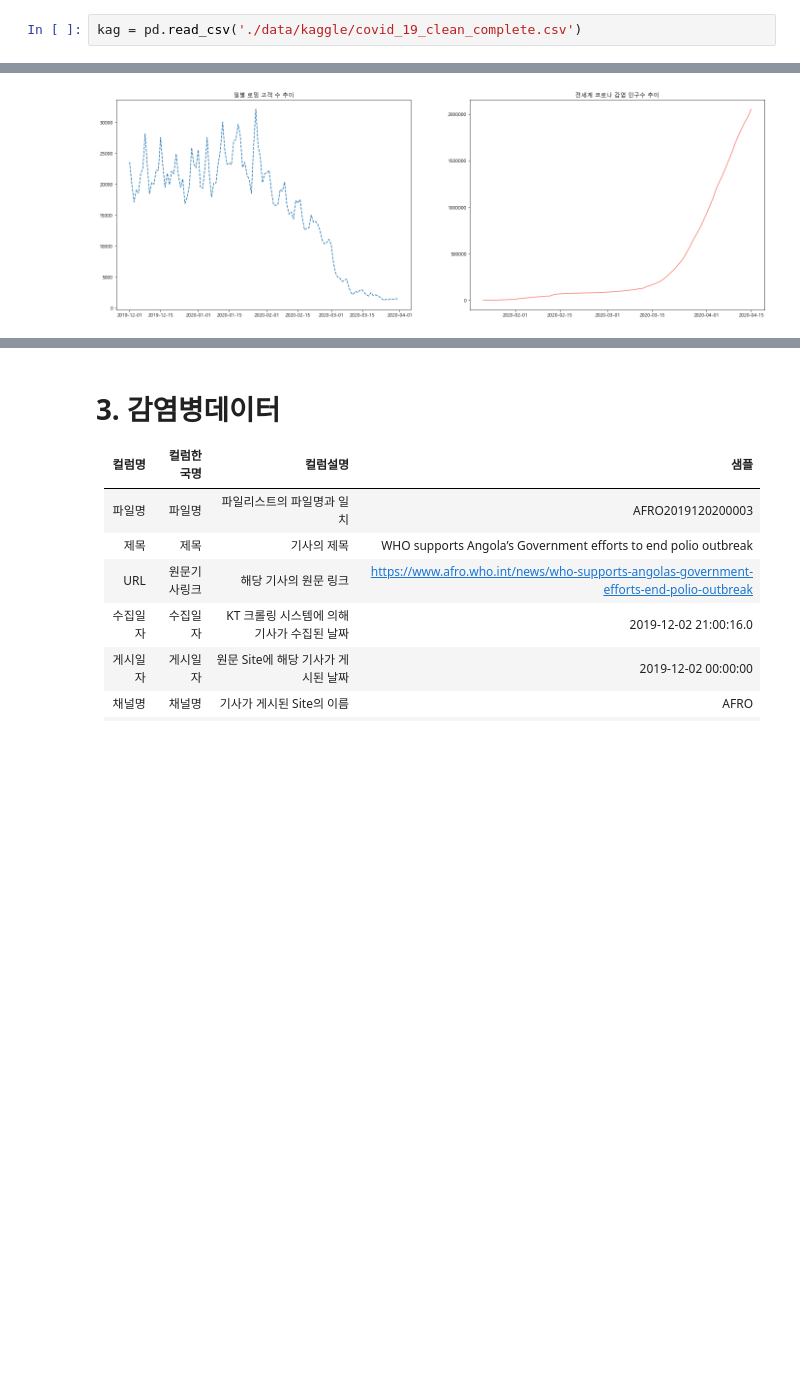
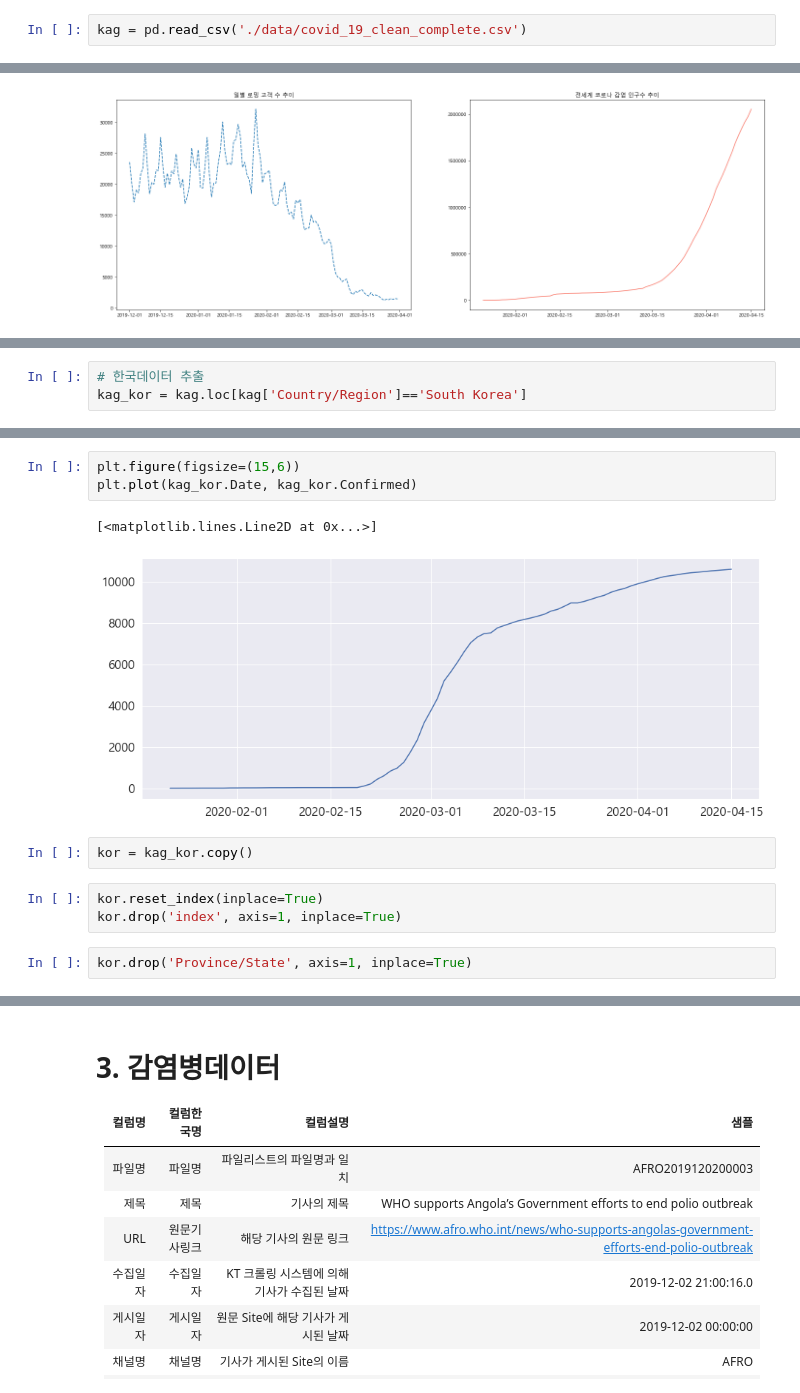
Before and after one commit to Hinterhalter/Post-COVID-19_modeling, a Jupyter notebook: Exploratory_Data_Analysis.ipynb, the cells around one changed output, grey strips where cells are left out. Drawn from its saved outputs; the diff is of its cells as text; blank space fills up the shorter version.

```diff
--- a/Exploratory_Data_Analysis.ipynb
+++ b/Exploratory_Data_Analysis.ipynb
@@ -232,7 +233,7 @@ Text(0.5, 1.0, '일별 로밍 평균 고객 수')
 # %% [markdown]
 # 2. 캐글 데이터
 # %%
-kag = pd.read_csv('./data/kaggle/covid_19_clean_complete.csv')
+kag = pd.read_csv('./data/covid_19_clean_complete.csv')
 # %%
 kag['Date'] = pd.to_datetime(kag['Date'])
 # %%
@@ -410,0 +443,3 @@ Name: Date, dtype: object
+# %%
+# 한국데이터 추출
+kag_kor = kag.loc[kag['Country/Region']=='South Korea']
@@ -410,0 +455,13 @@ Name: Date, dtype: object
+# %%
+plt.figure(figsize=(15,6))
+plt.plot(kag_kor.Date, kag_kor.Confirmed)
+# %% [output]
+[<matplotlib.lines.Line2D at 0x...>]
+[figure, added]
+# %%
+kor = kag_kor.copy()
+# %%
+kor.reset_index(inplace=True)
+kor.drop('index', axis=1, inplace=True)
+# %%
+kor.drop('Province/State', axis=1, inplace=True)
```
Also changed, not shown: parts of 14 cells of this notebook.
